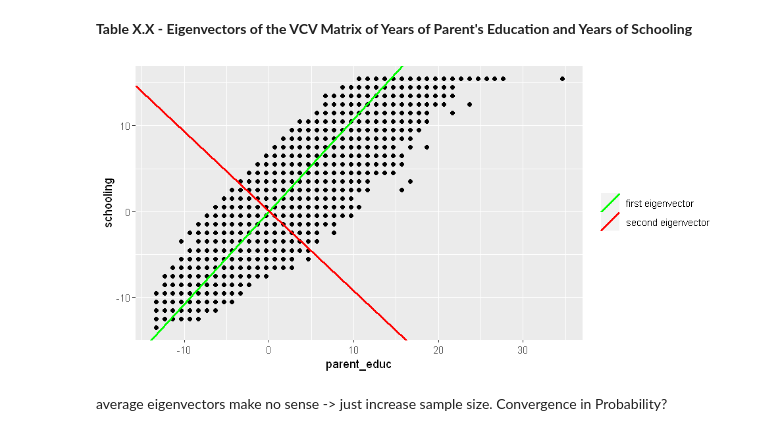
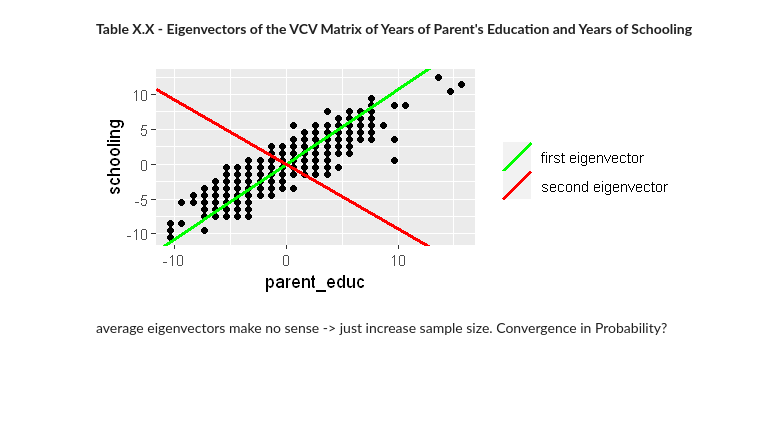
Before and after one commit to manuhuth/PCR-Parameter-Variance-Analysis, a Jupyter notebook: Notebooks/6Simulation.ipynb, the cells around one changed output. Cells and saved outputs as stored; diff of their text form; code cells hidden in the pictures; blank space fills up the shorter version.

```diff
--- a/Notebooks/6Simulation.ipynb
+++ b/Notebooks/6Simulation.ipynb
@@ -130,17 +131,18 @@ Since the eigenvectors are 8-Dimensional, they cannot be illustrated in a graph.
 X_2D <- X[ , c('parent_educ', 'schooling' )]
 pca_2D <- PCA(X_2D, transform = trans)
 phi_2D <- pca_2D$phi
-plot_2D <- ggplot(as.data.frame(pca_2D$X_transformed), aes(parent_educ, schooling)) + geom_point() +
+plot_2D <- ggplot(as.data.frame(pca_2D$X_transformed[1:500,]), aes(parent_educ, schooling)) + geom_point() +
                 geom_abline(aes(intercept = 0, slope = phi_2D[1,1]/phi_2D[2,1], colour = 'first eigenvector'), size = 1) +
                 labs(colour = '') +
                 scale_colour_manual(values=c('green', 'red')) +
                 geom_abline(aes(intercept = 0, slope = phi_2D[1,2]/phi_2D[2,2], colour = 'second eigenvector'), size = 1)
 # %% [markdown]
 **Table X.X - Eigenvectors of the VCV Matrix of Years of Parent's Education and Years of Schooling**
-# %%
-plot_2D
-# %% [output]
-[figure, removed]
+# %%
+options(repr.plot.width=5, repr.plot.height=2) #adjust plots
+plot_2D
+# %% [output]
+[figure, added]
 # %% [markdown]
 average eigenvectors make no sense -> just increase sample size. Convergence in Probability?
 # %%
```
Also changed, not shown: parts of 23 cells of this notebook, 4 other files.
